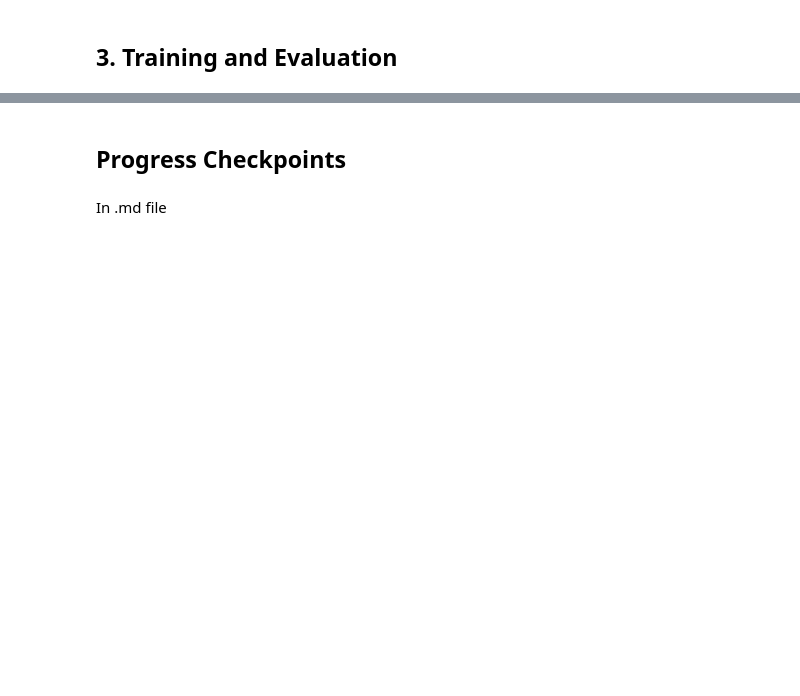
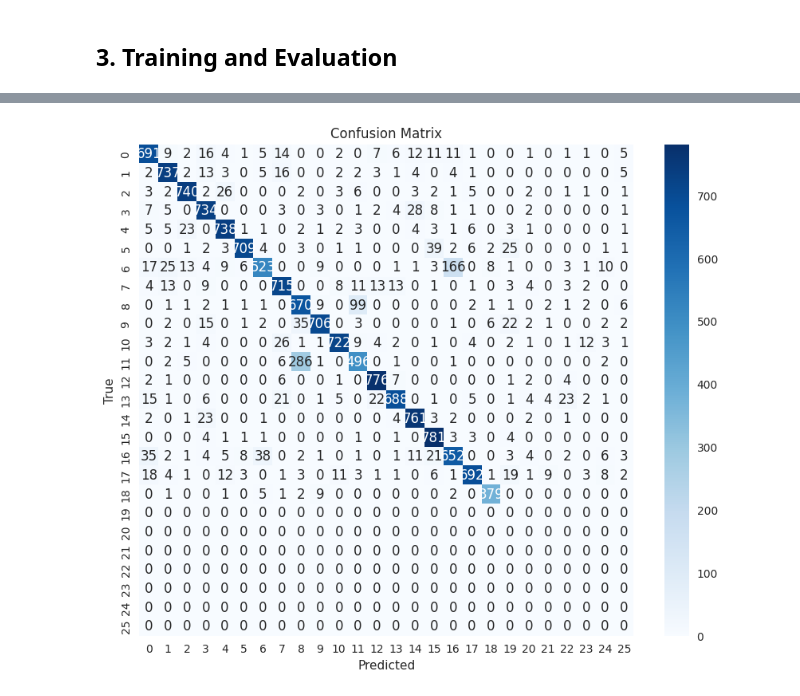
Before and after one commit to UCSF-DataSci/6-neural-nets-nikita-gounder, a Jupyter notebook: part1_neural_networks_basics.ipynb, the cells around one changed output, grey strips where cells are left out. Cells and saved outputs as stored; diff of their text form; code cells hidden in the pictures; blank space fills up the shorter version.

```diff
--- a/part1_neural_networks_basics.ipynb
+++ b/part1_neural_networks_basics.ipynb
@@ -177,9 +164,26 @@ def create_simple_nn(input_shape, num_classes):
     Returns:
         Compiled Keras model
     """
-    model = tf.keras.Sequential([...])
+    model = tf.keras.Sequential([
+        tf.keras.layers.Input(shape=input_shape), #raw EMNIST data input
 
-    model.compile(...)
+        tf.keras.layers.Dense(256, activation='relu'), #first dense layer w relu activation
+        tf.keras.layers.Dropout(0.5), #dropout (50%) layers random to not overfit
+
+        tf.keras.layers.Dense(128, activation='relu'), #second dense layer
+        tf.keras.layers.Dropout(0.3),
+
+        tf.keras.layers.Dense(num_classes, activation='softmax') #number of letters
+    ])
+
+
+    #after defining model, compile it with optimizer and loss function, and then train using fit method
+    model.compile(optimizer='adam',
+              loss='categorical_crossentropy',
+              metrics=['accuracy'])
+
+
+    #model.fit(x_train, y_train, batch_size=32, epochs=10)
 
     return model
 
@@ -240,4 +281,6 @@ plt.show()
 # %%
+from sklearn.metrics import precision_score, recall_score, f1_score
+
 # Evaluate model
 test_loss, test_accuracy = model.evaluate(x_test, y_test)
 print(f"Test accuracy: {test_accuracy:.4f}")
@@ -246,6 +289,10 @@ print(f"Test accuracy: {test_accuracy:.4f}")
 predictions = model.predict(x_test)
 predicted_labels = np.argmax(predictions, axis=1)
 true_labels = np.argmax(y_test, axis=1)
+
+precision = precision_score(true_labels, predicted_labels, average='weighted')
+recall = recall_score(true_labels, predicted_labels, average='weighted')
+f1 = f1_score(true_labels, predicted_labels, average='weighted')
 
 # Calculate confusion matrix
 cm = tf.math.confusion_matrix(true_labels, predicted_labels)
@@ -277,3 +324,4 @@ with open('results/part_1/emnist_classifier_metrics.txt', 'w') as f:
     f.write(f"f1_score: {metrics['f1_score']}\n")
     f.write(f"confusion_matrix: {metrics['confusion_matrix']}\n")
     f.write("----\n")
+# %% [output]
@@ -280,4 +331 @@ with open('results/part_1/emnist_classifier_metrics.txt', 'w') as f:
+[figure, added]
-# %% [markdown]
-## Progress Checkpoints
-# %% [markdown]
-In .md file
```
Also changed, not shown: parts of 5 cells of this notebook, 2 other files.
